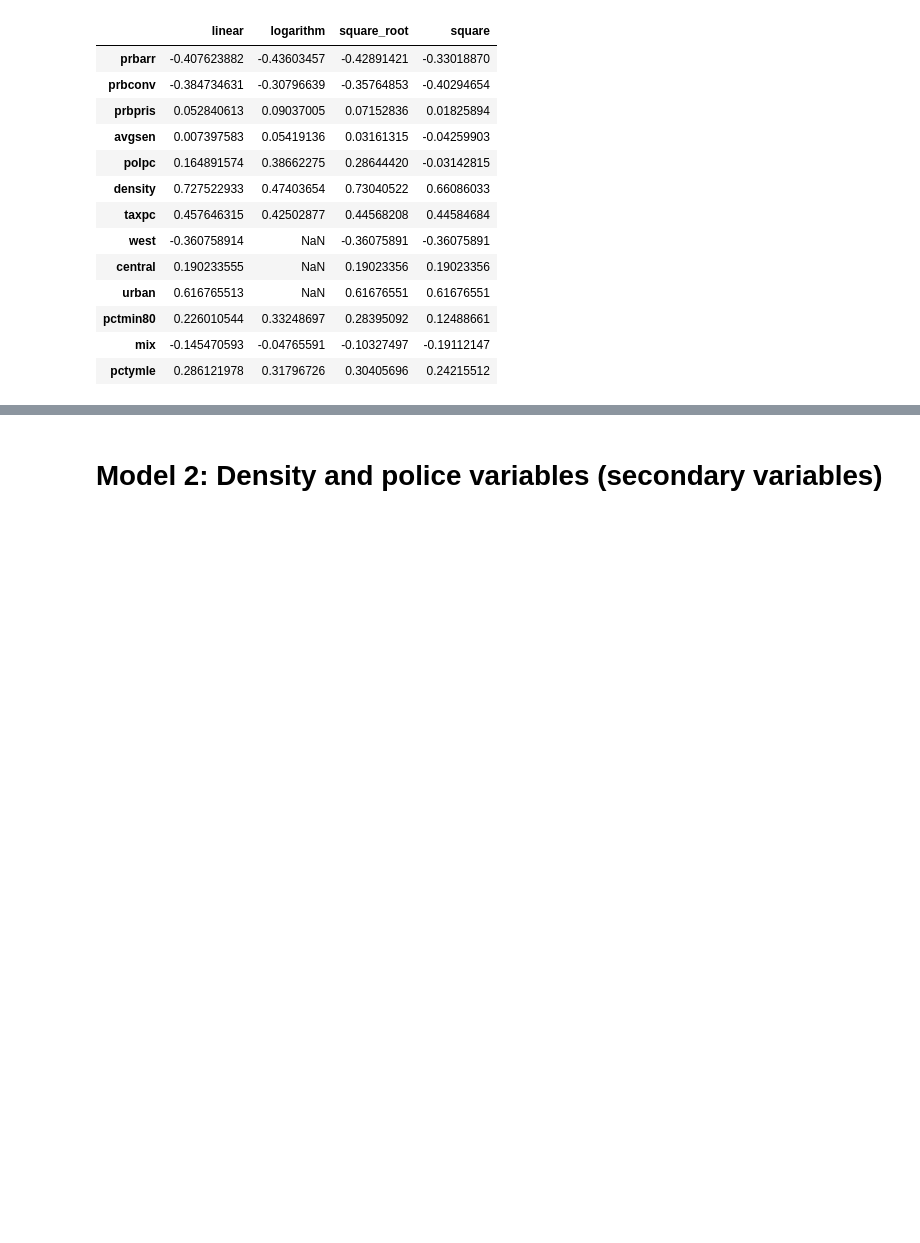
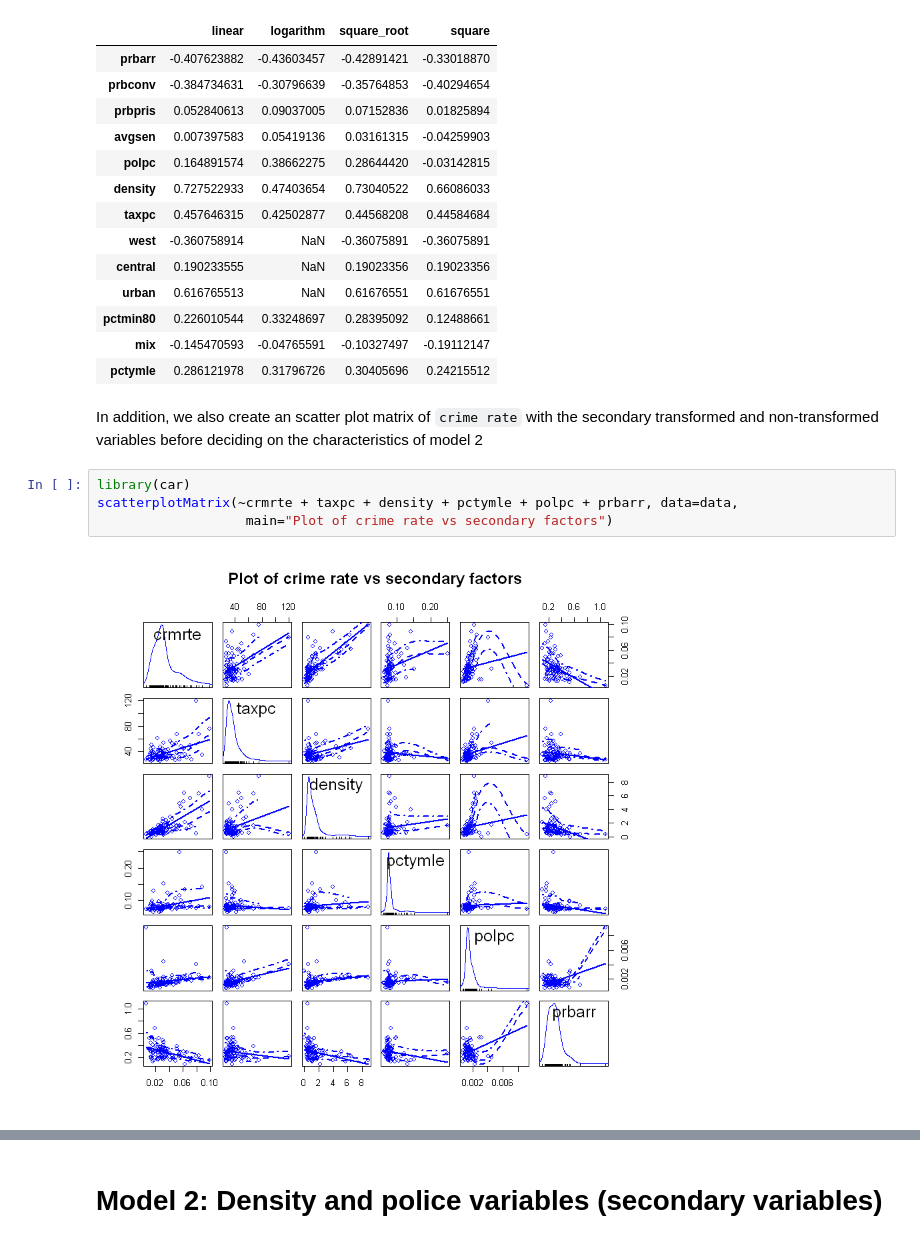
Before and after one commit to vbeohar/mids203_lab3, a Jupyter notebook: lab3_zw_vb_rb_v3.ipynb, the cells around one changed output, grey strips where cells are left out. Saved outputs shown, nothing was run; the diff lists cells and outputs as text; blank space fills up the shorter version.

Commit message:
fixed formatting and added scatterplot for 2nd model

```diff
--- a/lab3_zw_vb_rb_v3.ipynb
+++ b/lab3_zw_vb_rb_v3.ipynb
@@ -192,3 +190,11 @@ df1[c(3:13, 23:24),]
 | pctmin80 | 0.226010544 | 0.33248697 | 0.28395092 | 0.12488661 |
 | mix | -0.145470593 | -0.04765591 | -0.10327497 | -0.19112147 |
 | pctymle | 0.286121978 | 0.31796726 | 0.30405696 | 0.24215512 |
+# %% [markdown]
+In addition, we also create an scatter plot matrix of `crime rate` with the secondary transformed and non-transformed variables before deciding on the characteristics of model 2
+# %%
+library(car)
+scatterplotMatrix(~crmrte + taxpc + density + pctymle + polpc + prbarr, data=data,
+                   main="Plot of crime rate vs secondary factors")
+# %% [output]
+[figure, added]
```
Also changed, not shown: parts of 9 cells of this notebook.
